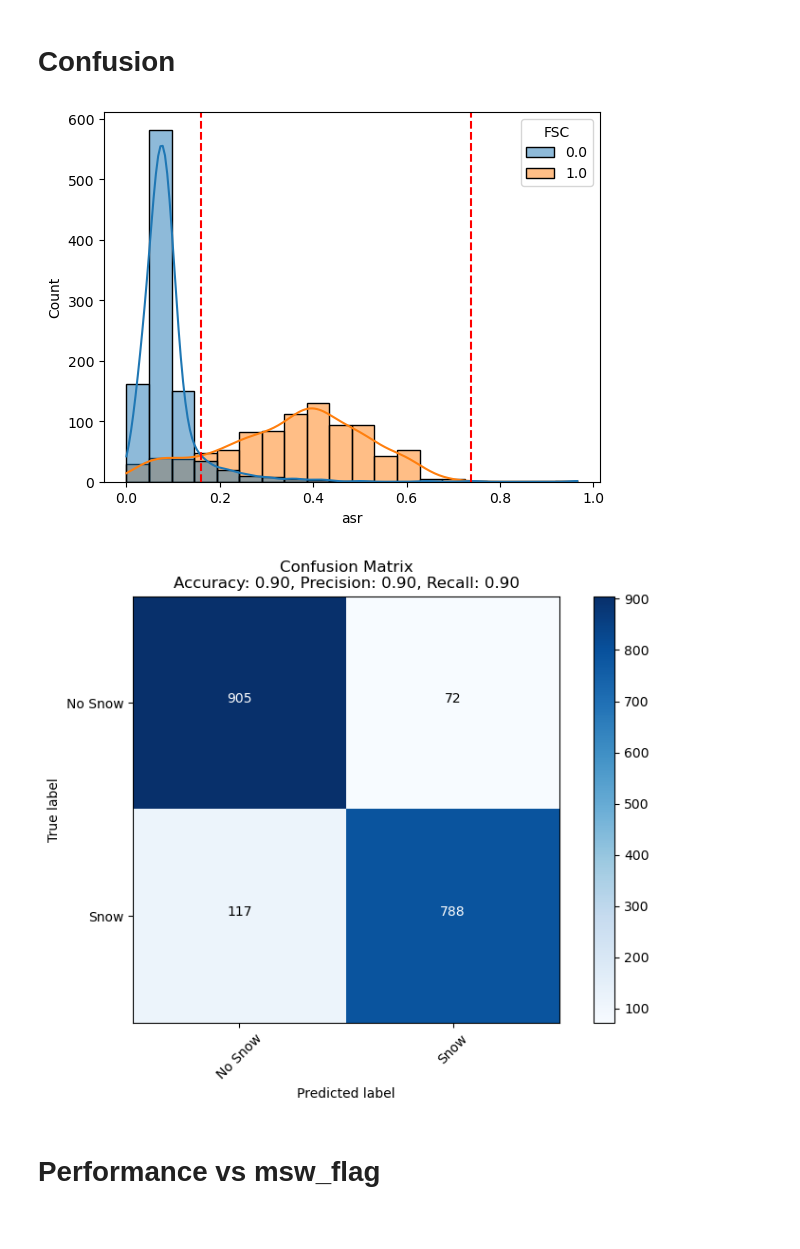
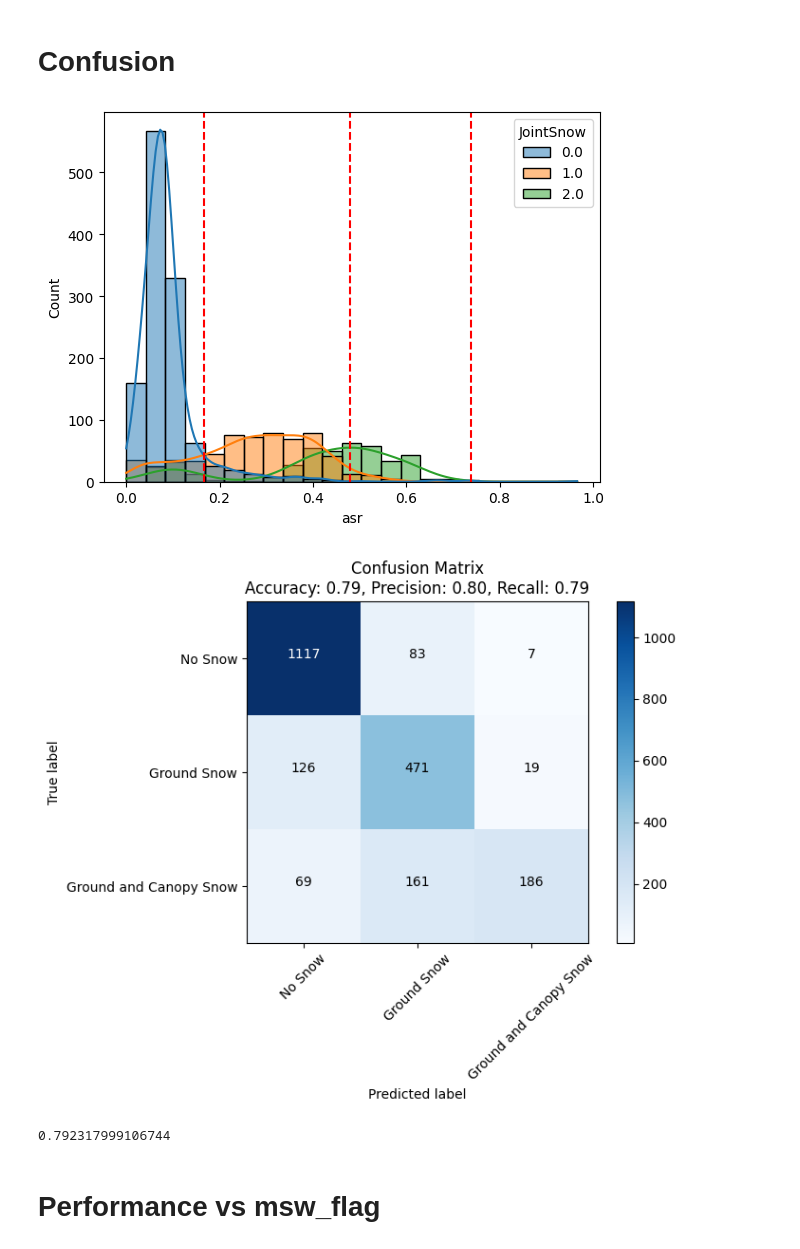
Before and after one commit to thomaslaraia/Snowstradamus, a Jupyter notebook: FSC_stats_playground.ipynb, the cells around one changed output. Saved outputs shown, nothing was run; the diff lists cells and outputs as text; code cells hidden in the pictures.

```diff
--- a/FSC_stats_playground.ipynb
+++ b/FSC_stats_playground.ipynb
@@ -307,20 +329,21 @@ plt.show()
 # %%
 from scripts.hist_plot import *
 from scripts.confusion import *
 
 # Load the dataframe
 df = pd.read_pickle('five_sites_0-05_0-005box_snowreffed.pkl')
 
-loc_df = df[(df['msw'] < 2)&(df['Confidence'] == 1)].reset_index(drop=True)
+loc_df = df[(df['msw'] < 3)&(df['Confidence'] == 1)].reset_index(drop=True)
 
 hue_labels = {'0.0': 'No Snow', '1.0': 'Ground Snow', '2.0': 'Ground+Canopy Snow'}
 
-FI = hist_plot(loc_df, hue_labels, X='asr', Hue='FSC')
+FI = hist_plot(loc_df, hue_labels, X='asr', Hue='JointSnow', preset=True)
 
-confusion(loc_df, FI)#, save='/500mres/conf2_msw2')
+confusion(loc_df, FI, variable='JointSnow')#, save='/500mres/conf2_msw2')
 # %% [output]
-[figure, old version]
+[figure, new version]
-[figure, old version]
+[figure, new version]
+0.792317999106744
 # %% [markdown]
 # Performance vs msw_flag
 # %%
```
Also changed, not shown: parts of 6 cells of this notebook, 8 other files.
